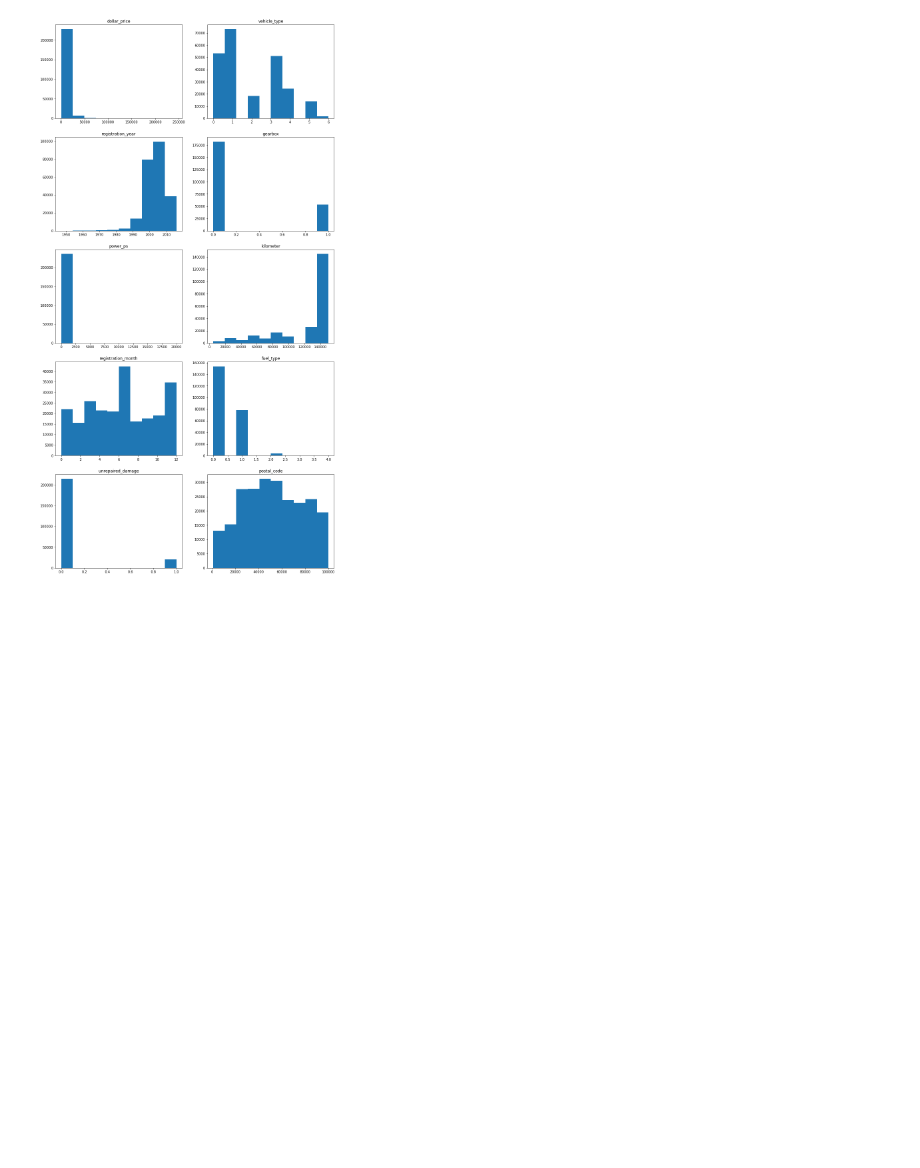
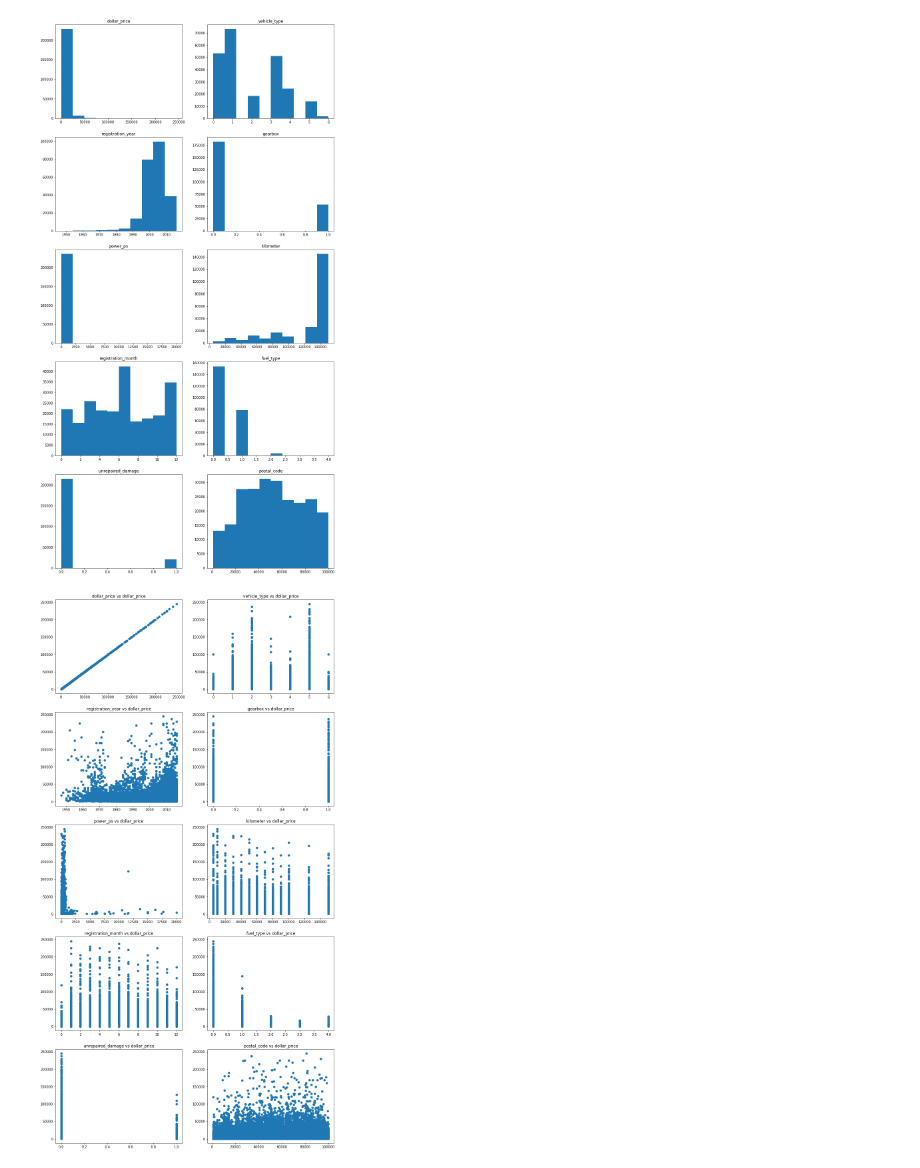
Before and after one commit to 44mkashif/ebay-used-cars-listing-analysis, a Jupyter notebook: notebook.ipynb, the cells around one changed output. Drawn from its saved outputs; the diff is of its cells as text; code cells hidden in the pictures; blank space fills up the shorter version.

Commit message:
Scatter Plot Added

```diff
--- a/notebook.ipynb
+++ b/notebook.ipynb
@@ -120,3 +136,21 @@ fig.set_figheight(30)
 fig.set_figwidth(15)
 # %% [output]
 [figure]
+# %%
+import pylab
+%matplotlib inline
+
+price = getcol("dollar_price")
+
+k=0
+fig, ax = pylab.subplots(5, 2)
+for i in range(5):
+    for j in range(2):
+        ax[i, j].scatter(getcol(numcols[k]), price)
+        ax[i,j].set_title(numcols[k] + " vs dollar_price")
+        k+=1
+
+fig.set_figheight(30)
+fig.set_figwidth(15)
+# %% [output]
+[figure, added]
```
Also changed, not shown: parts of 2 cells of this notebook, 1 other file.
